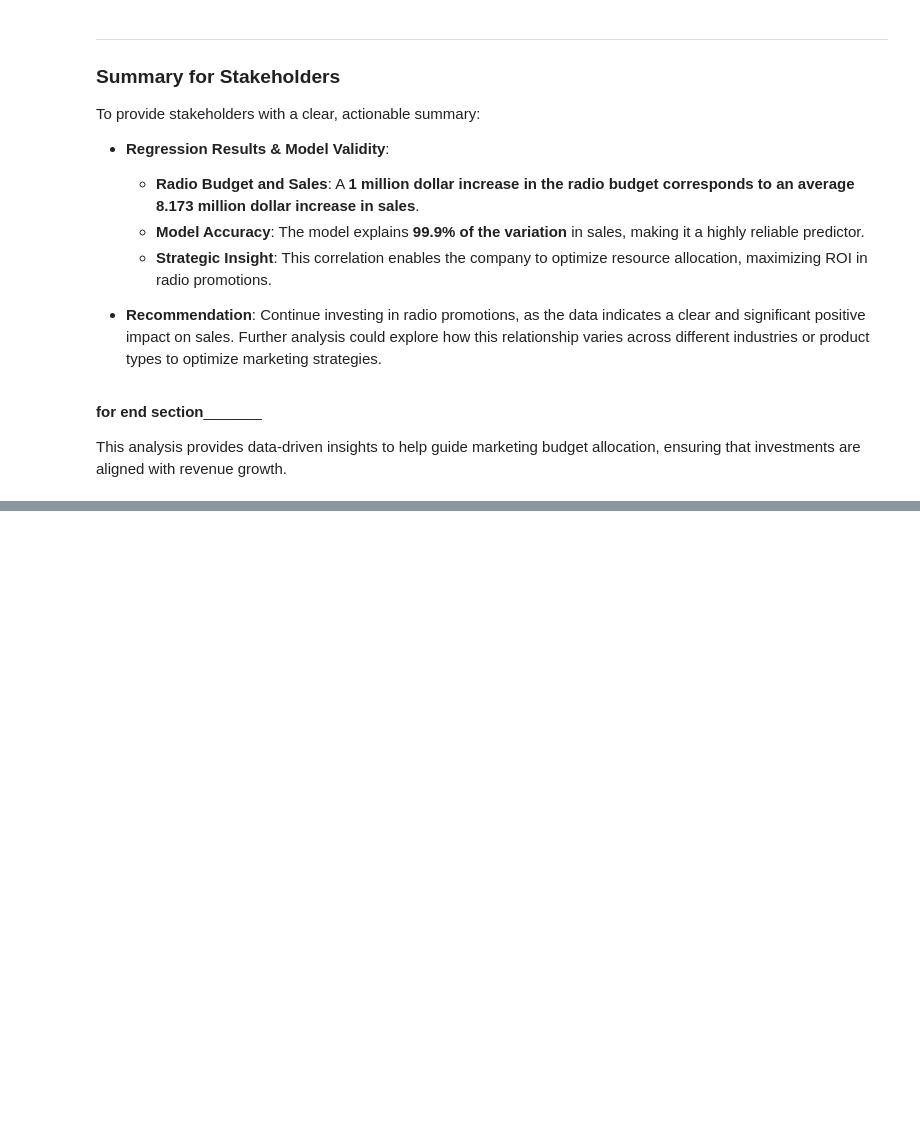
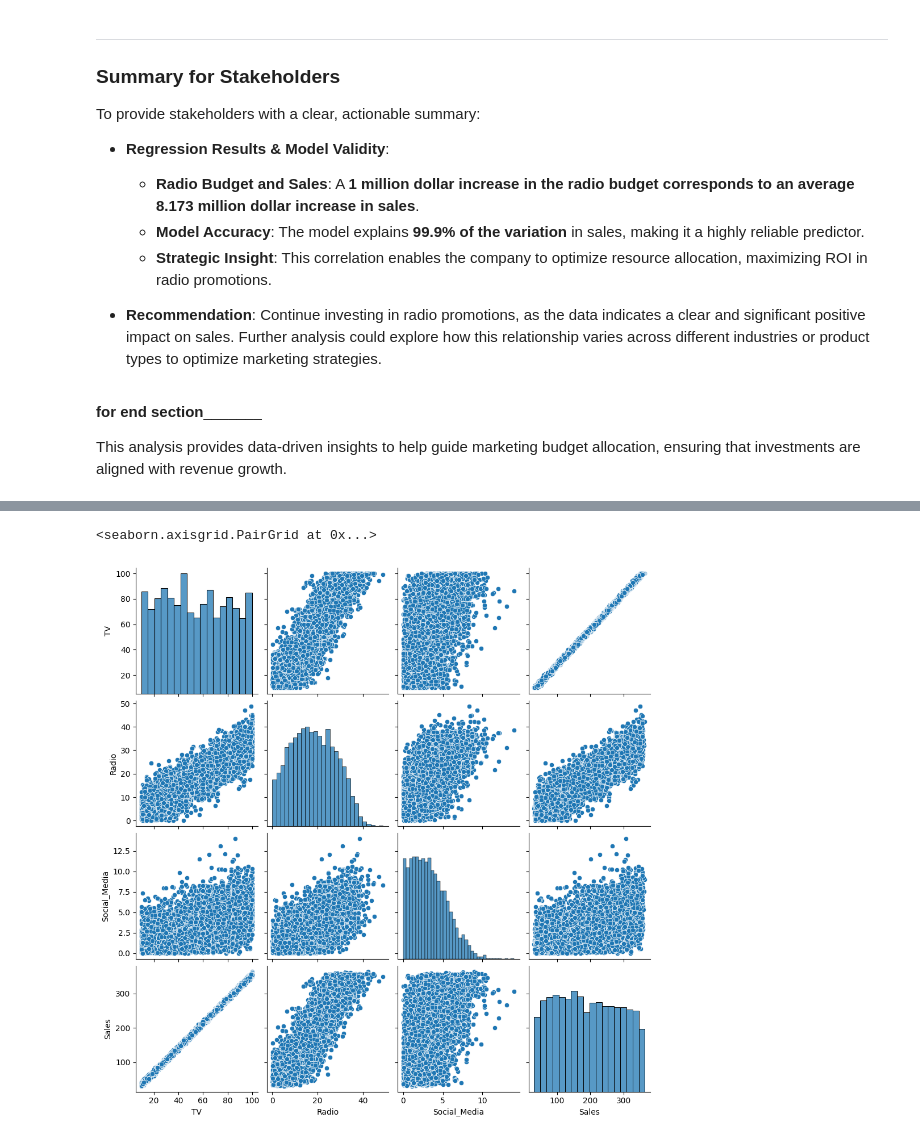
Before and after one commit to Cyberoctane29/Influencer-Impact-and-Marketing-Sales-Modeling-and-Analysis, a Jupyter notebook: Influencer_Impact_and_Marketing_Sales_Modeling_and_Analysis.ipynb, the cells around one changed output, grey strips where cells are left out. Cells and saved outputs as stored; diff of their text form; code cells hidden in the pictures; blank space fills up the shorter version.

```diff
--- a/Influencer_Impact_and_Marketing_Sales_Modeling_and_Analysis.ipynb
+++ b/Influencer_Impact_and_Marketing_Sales_Modeling_and_Analysis.ipynb
@@ -407,0 +535,5 @@ This analysis provides data-driven insights to help guide marketing budget alloc
+# %%
+sns.pairplot(data=data)
+# %% [output]
+<seaborn.axisgrid.PairGrid at 0x...>
+[figure, added]
```
Also changed, not shown: parts of 53 cells of this notebook.
